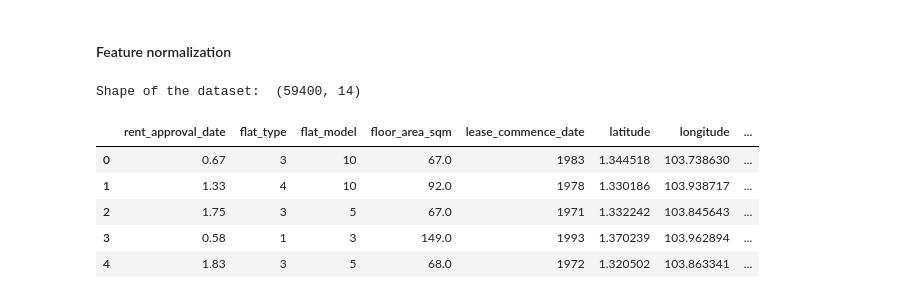
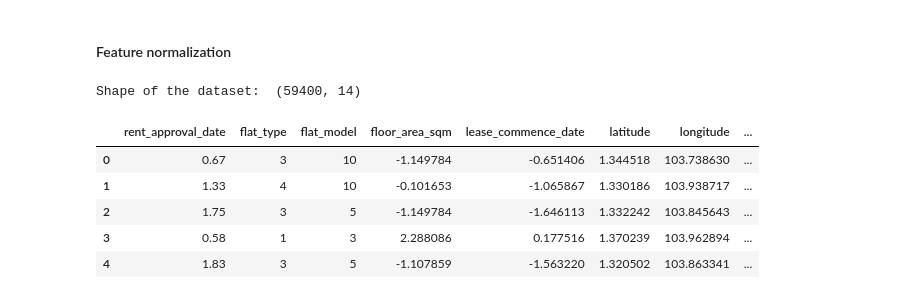
Before and after one commit to HongruCai/CS5228_HDBRentalRatePrediction, a Jupyter notebook: preprocess.ipynb, the cells around one changed output. Cells and saved outputs as stored; diff of their text form; code cells hidden in the pictures.

```diff
--- a/preprocess.ipynb
+++ b/preprocess.ipynb
@@ -37,8 +37,7 @@ Shape of the dataset:  (60000, 14)
 # %% [markdown]
 #### Convert categorical features to numerical features
 # %%
-df = preprocess.encode_features(df)
-df_test = preprocess.encode_features(df_test)
+df, df_test = preprocess.encode_features(df, df_test)
 
 # Show some basic statistics about the dataset
 print('Shape of the dataset: ', df.shape)
@@ -136,20 +135,19 @@ Shape of the dataset:  (59400, 14)
 # %% [markdown]
 #### Feature normalization
 # %%
-# df = preprocess.stupidNormalize(df)
-# df_test = preprocess.stupidNormalize(df_test)
+df, df_test = preprocess.stupidNormalize(df, df_test)
 
 # Show some basic statistics about the dataset
 print('Shape of the dataset: ', df.shape)
 df.head()
 # %% [output]
 Shape of the dataset:  (59400, 14)
 |  | rent_approval_date | flat_type | flat_model | floor_area_sqm | lease_commence_date | latitude | longitude | ... |
-| 0 | 0.67 | 3 | 10 | 67.0 | 1983 | 1.344518 | 103.738630 | ... |
-| 1 | 1.33 | 4 | 10 | 92.0 | 1978 | 1.330186 | 103.938717 | ... |
-| 2 | 1.75 | 3 | 5 | 67.0 | 1971 | 1.332242 | 103.845643 | ... |
-| 3 | 0.58 | 1 | 3 | 149.0 | 1993 | 1.370239 | 103.962894 | ... |
-| 4 | 1.83 | 3 | 5 | 68.0 | 1972 | 1.320502 | 103.863341 | ... |
+| 0 | 0.67 | 3 | 10 | -1.149784 | -0.651406 | 1.344518 | 103.738630 | ... |
+| 1 | 1.33 | 4 | 10 | -0.101653 | -1.065867 | 1.330186 | 103.938717 | ... |
+| 2 | 1.75 | 3 | 5 | -1.149784 | -1.646113 | 1.332242 | 103.845643 | ... |
+| 3 | 0.58 | 1 | 3 | 2.288086 | 0.177516 | 1.370239 | 103.962894 | ... |
+| 4 | 1.83 | 3 | 5 | -1.107859 | -1.563220 | 1.320502 | 103.863341 | ... |
 # %%
 save_path = './data/processed/train.csv'
 # move the target column to the last
```
Also changed, not shown: parts of 4 cells of this notebook, 15 other files.
